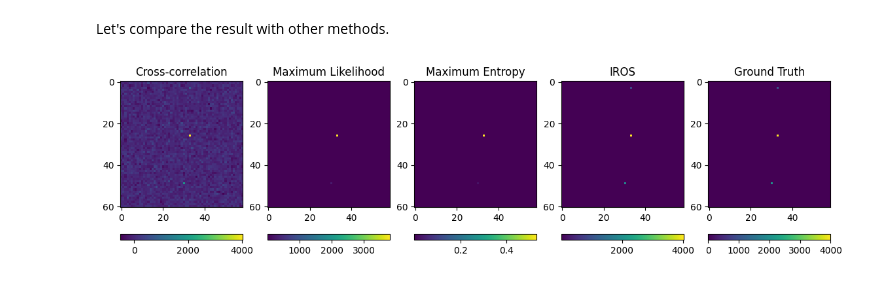
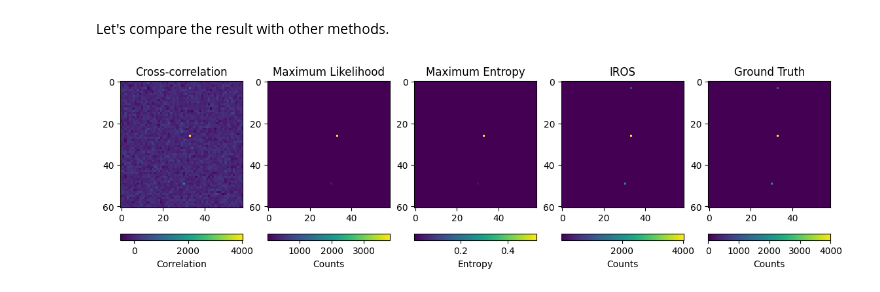
Before and after one commit to peppedilillo/masks, a Jupyter notebook: notebooks/iros.ipynb, the cells around one changed output. Cells and saved outputs as stored; diff of their text form; code cells hidden in the pictures.

```diff
--- a/notebooks/iros.ipynb
+++ b/notebooks/iros.ipynb
@@ -185,6 +186,7 @@ Now let's subtract this shadowgram to the detector image and decode the result.
 # %%
 detector = detector - source_shadowgram
 skymap_cc = reconstruct.cross_correlation(detector, decoder)
+variance_cc = stats.variance(skymap_cc, decoder)
 snr_cc = skymap_cc/ np.sqrt(variance_cc)
 # %%
 fig, ax = plt.subplots(1, 1)
@@ -346,15 +352,15 @@ skymap_mem /= f
 # %%
 fig, axs = plotmaps(
     [
-        (skymap_cc, "Cross-correlation"),
-        (skymap_mlemrec, "Maximum Likelihood"),
-        (skymap_mem, "Maximum Entropy"),
-        (skymap_iros, "IROS"),
-        (skymap_before_mask, "Ground Truth"),
+        (skymap_cc, "Cross-correlation", "Correlation"),
+        (skymap_mlemrec, "Maximum Likelihood", "Counts"),
+        (skymap_mem, "Maximum Entropy", "Entropy"),
+        (skymap_iros, "IROS", "Counts"),
+        (skymap_before_mask, "Ground Truth", "Counts"),
     ],
     ncols=5,
     figsize=(14, 7),
 )
 plt.show()
 # %% [output]
-[figure, old version]
+[figure, new version]
```
Also changed, not shown: parts of 12 cells of this notebook, 2 other files.
